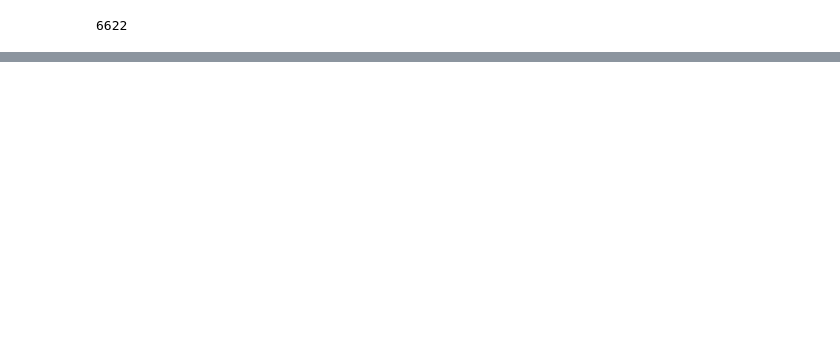
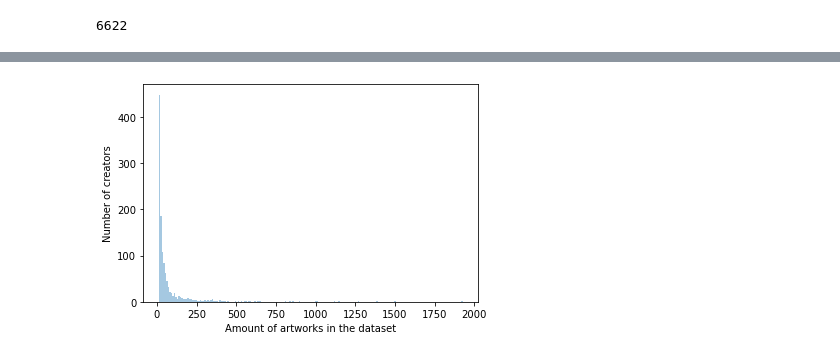
Before and after one commit to lotteph/MSc-Scriptie, a Jupyter notebook: XML files EDA.ipynb, the cells around one changed output, grey strips where cells are left out. Cells and saved outputs as stored; diff of their text form; code cells hidden in the pictures; blank space fills up the shorter version.

```diff
--- a/XML files EDA.ipynb
+++ b/XML files EDA.ipynb
@@ -238,0 +173,6 @@ dtype: object
+# %%
+ax = sn.distplot(frequents['Title'], bins=200, hist=True, kde=False, rug=False)
+ax.set(xlabel="Amount of artworks in the dataset", ylabel="Number of creators")
+plt.show()
+# %% [output]
+[figure, added]
```
Also changed, not shown: parts of 21 cells of this notebook, 2 other files.
